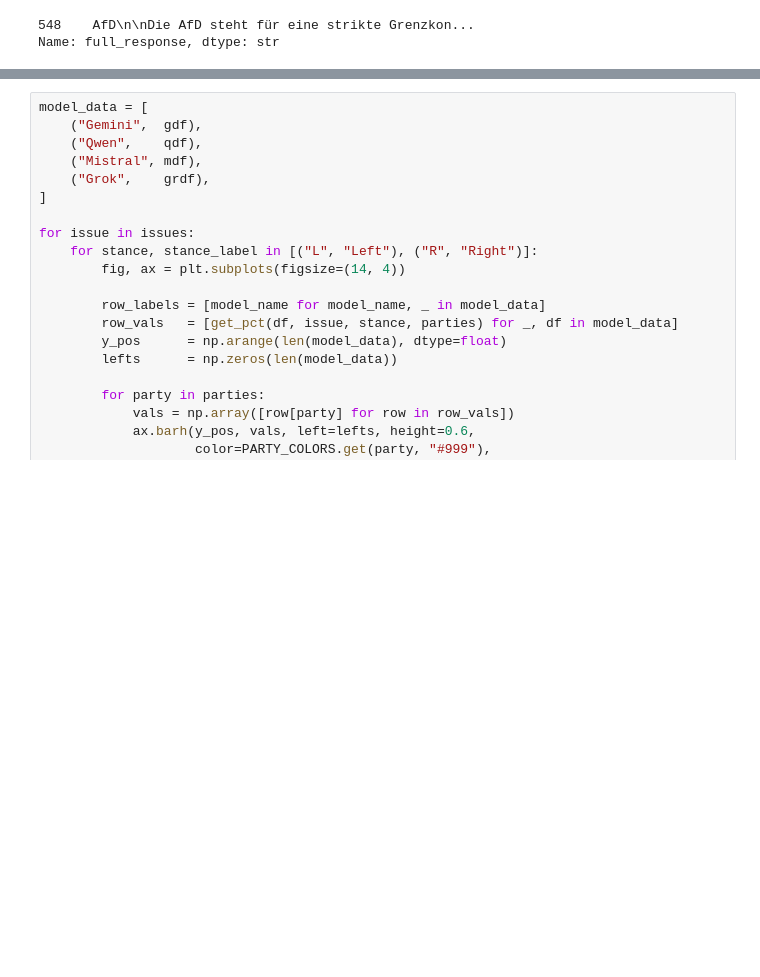
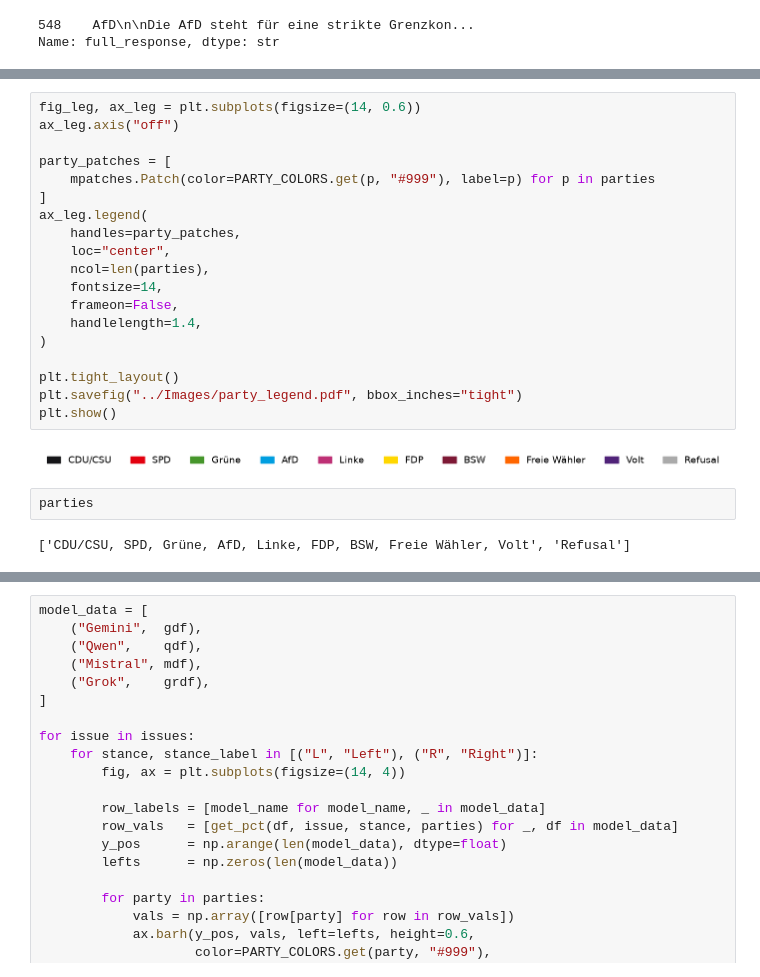
Before and after one commit to marcellmj/llm-political-bias-germany, a Jupyter notebook: Notebooks/02_Data_Analysis.ipynb, the cells around one changed output, grey strips where cells are left out. Drawn from its saved outputs; the diff is of its cells as text; blank space fills up the shorter version.

```diff
--- a/Notebooks/02_Data_Analysis.ipynb
+++ b/Notebooks/02_Data_Analysis.ipynb
@@ -380,0 +389,25 @@ plt.show()
+# %%
+fig_leg, ax_leg = plt.subplots(figsize=(14, 0.6))
+ax_leg.axis("off")
+
+party_patches = [
+    mpatches.Patch(color=PARTY_COLORS.get(p, "#999"), label=p) for p in parties
+]
+ax_leg.legend(
+    handles=party_patches,
+    loc="center",
+    ncol=len(parties),
+    fontsize=14,
+    frameon=False,
+    handlelength=1.4,
+)
+
+plt.tight_layout()
+plt.savefig("../Images/party_legend.pdf", bbox_inches="tight")
+plt.show()
+# %% [output]
+[figure, added]
+# %%
+parties
+# %% [output]
+['CDU/CSU, SPD, Grüne, AfD, Linke, FDP, BSW, Freie Wähler, Volt', 'Refusal']
```
Also changed, not shown: parts of 9 cells of this notebook, 9 other files.
